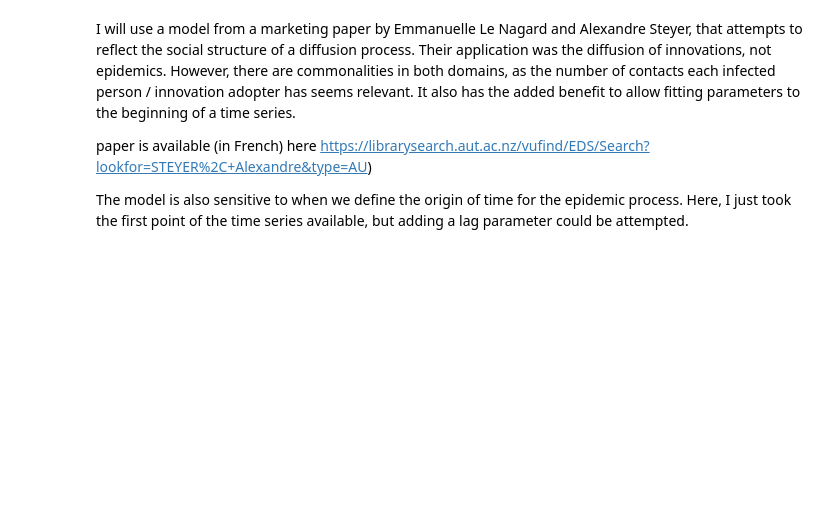
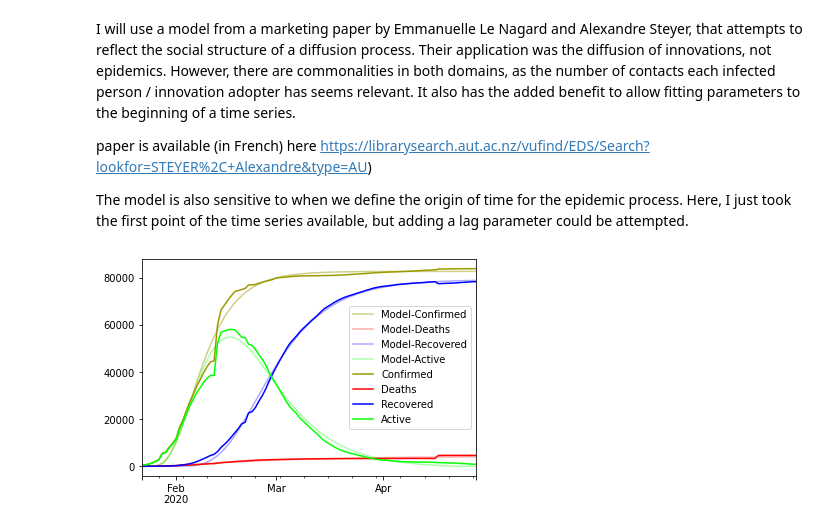
Before and after one commit to marcelounb/ML-Mastery-with-Python-Course, a Jupyter notebook: COVID_19_Prediction_by_Country_and_Province.ipynb, the cells around one changed output. Drawn from its saved outputs; the diff is of its cells as text; code cells hidden in the pictures; blank space fills up the shorter version.

```diff
--- a/COVID_19_Prediction_by_Country_and_Province.ipynb
+++ b/COVID_19_Prediction_by_Country_and_Province.ipynb
@@ -142,3 +142,36 @@ def model_loss(params):
 #         r += (model_with_lag(N, a, alpha, lag, t) - df.iloc[t, 0]) ** 2
 #         print(model(N, a, alpha, t), df.iloc[t, 0])
     return math.sqrt(r)
+# %%
+import numpy as np
+from scipy.optimize import minimize
+use_lag_model = False
+if use_lag_model:
+    opt = minimize(model_loss, x0=np.array([200000, 0.05, 15, 0]), method='Nelder-Mead', tol=1e-5).x
+else:
+    model_index = 0
+    opt_confirmed = minimize(model_loss, x0=np.array([200000, 0.05, 15]), method='Nelder-Mead', tol=1e-5).x
+    model_index = 1
+    opt_deaths = minimize(model_loss, x0=np.array([200000, 0.05, 15]), method='Nelder-Mead', tol=1e-5).x
+    model_index = 2
+    opt_recovered = minimize(model_loss, x0=np.array([200000, 0.05, 15]), method='Nelder-Mead', tol=1e-5).x
+# %%
+import matplotlib
+import matplotlib.pyplot as plt
+%matplotlib inline
+
+model_x = []
+for t in range(len(df)):
+    model_x.append([df.index[t], model(*opt_confirmed, t), model(*opt_deaths, t), model(*opt_recovered, t)])
+model_sim = pd.DataFrame(model_x, dtype=int)
+model_sim.set_index(0, inplace=True)
+model_sim.columns = ['Model-Confirmed', 'Model-Deaths', 'Model-Recovered']
+
+model_sim['Model-Active'] = model_sim['Model-Confirmed'] - model_sim['Model-Deaths'] - model_sim['Model-Recovered']
+model_sim.loc[model_sim['Model-Active']<0,'Model-Active'] = 0
+plot_color = ['#99990077', '#FF000055', '#0000FF55', '#00FF0055', '#999900FF', '#FF0000FF', '#0000FFFF', '#00FF00FF']
+
+pd.concat([model_sim, df], axis=1).plot(color = plot_color)
+plt.show()
+# %% [output]
+[figure, added]
```
